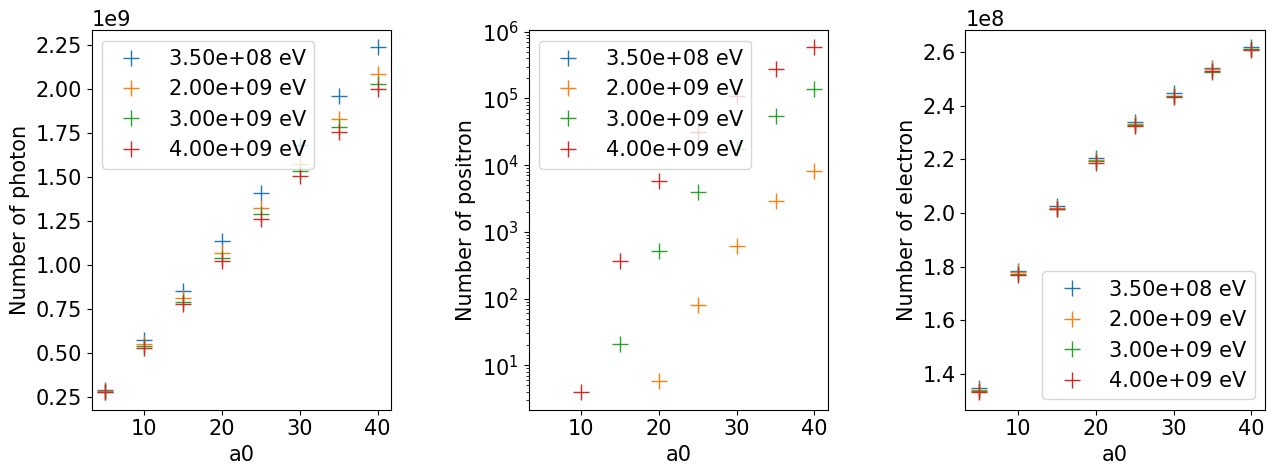
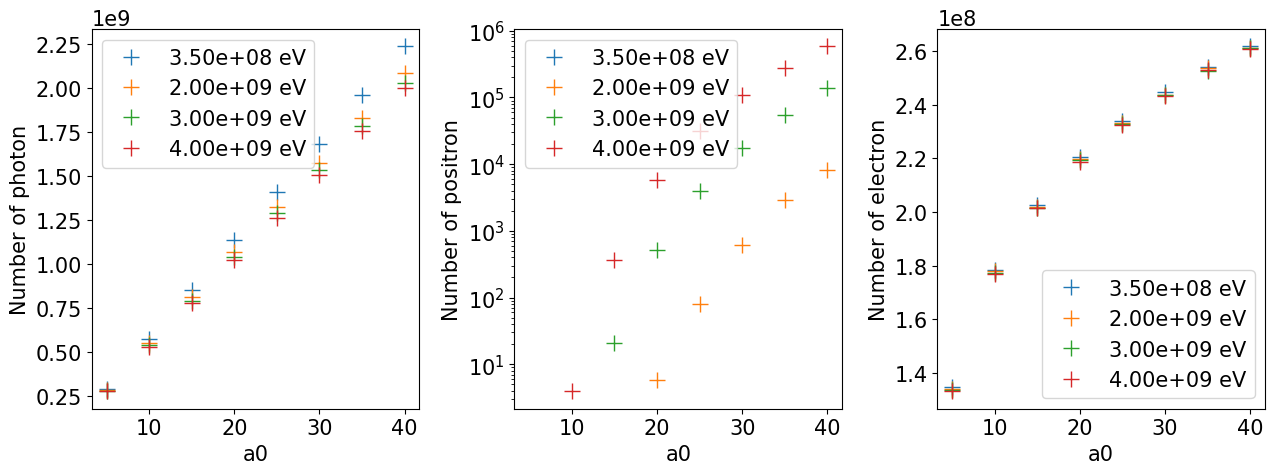
The notebook cell's code change between the first figure and the second:
--- before
+++ after
@@ -3,2 +3,4 @@
 axes = fig.get_axes()
 axes[1].set_yscale('log')
+fig.tight_layout()
+_plt.savefig("{}_Ptarmigan_scan_unfocused.pdf".format(save_name_prefix), dpi=300, bbox_inches='tight')

Commit: Add titles and plot save in CLARA notebook